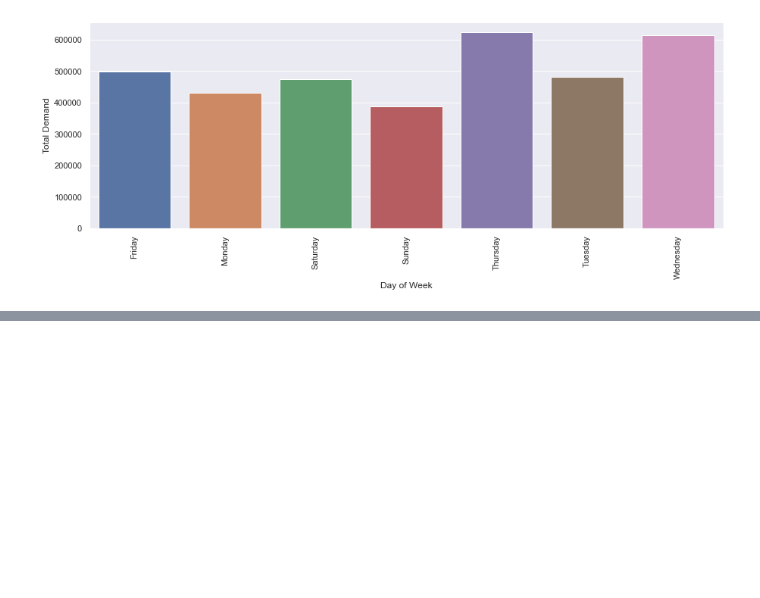
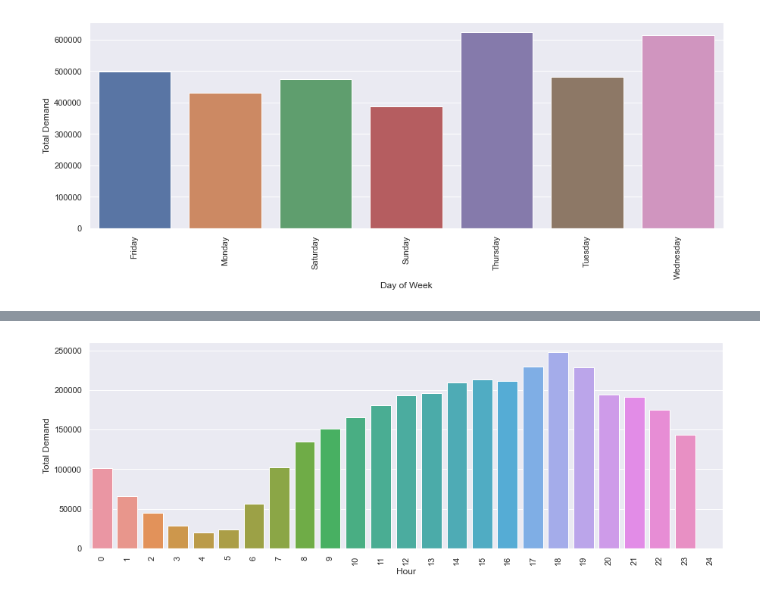
Before and after one commit to jchou3/forcab-Analysis, a Jupyter notebook: notebooks/exploration.ipynb, the cells around one changed output, grey strips where cells are left out. Saved outputs shown, nothing was run; the diff lists cells and outputs as text; code cells hidden in the pictures; blank space fills up the shorter version.

```diff
--- a/notebooks/exploration.ipynb
+++ b/notebooks/exploration.ipynb
@@ -262,0 +267,17 @@ grouped_day
+# %%
+# Not sure how holiday impacts, let's re-visit this later
+# Let's look at hour
+# Looking at how the day of pickup influences the total demand
+hour_and_demand_df = dataset[['Hour','Total Demand']].copy() # copy of the zone and demand
+
+# Grouping by Zone and just adding up the demand for each hour and each day
+grouped_hour = hour_and_demand_df.groupby(['Hour']).sum()
+grouped_hour = grouped_hour.reset_index()
+
+# Making a bar chart to see how the zone impacts the total demand
+sns.set(rc={'figure.figsize':(15,5)})
+plt.xticks(rotation=90) # rotating the ticks
+sns.barplot(data=grouped_hour,x='Hour',y='Total Demand')
+plt.show()
+# %% [output]
+[figure, added]
```
Also changed, not shown: parts of 20 cells of this notebook, 1 other file.
